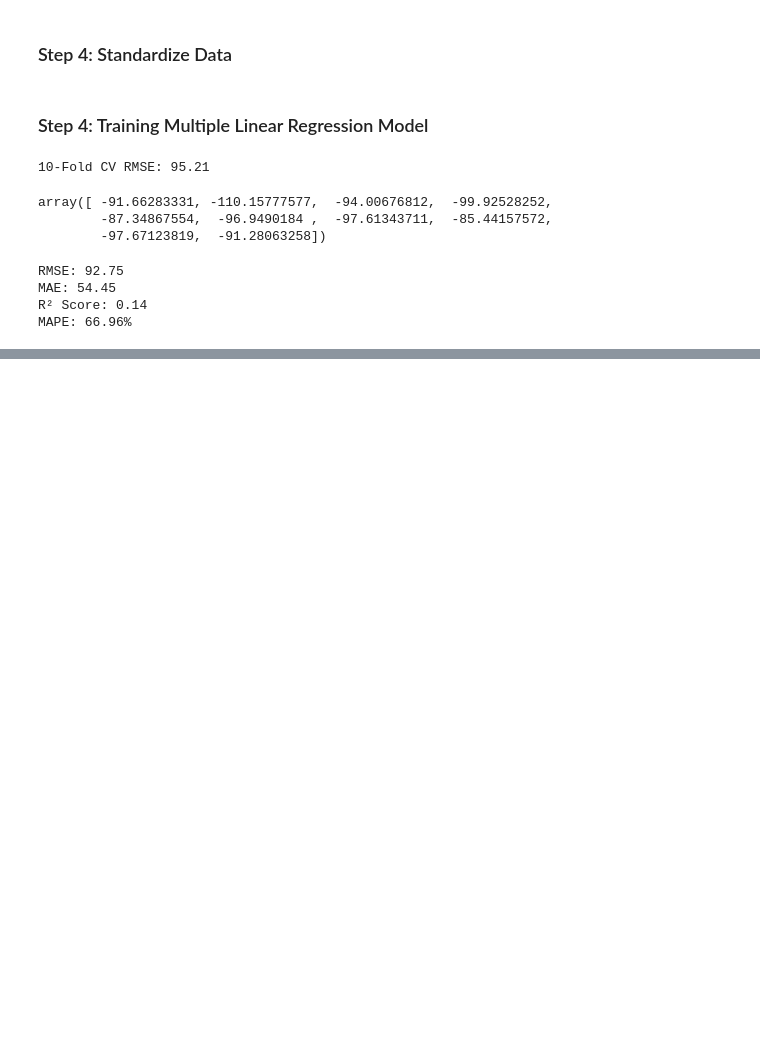
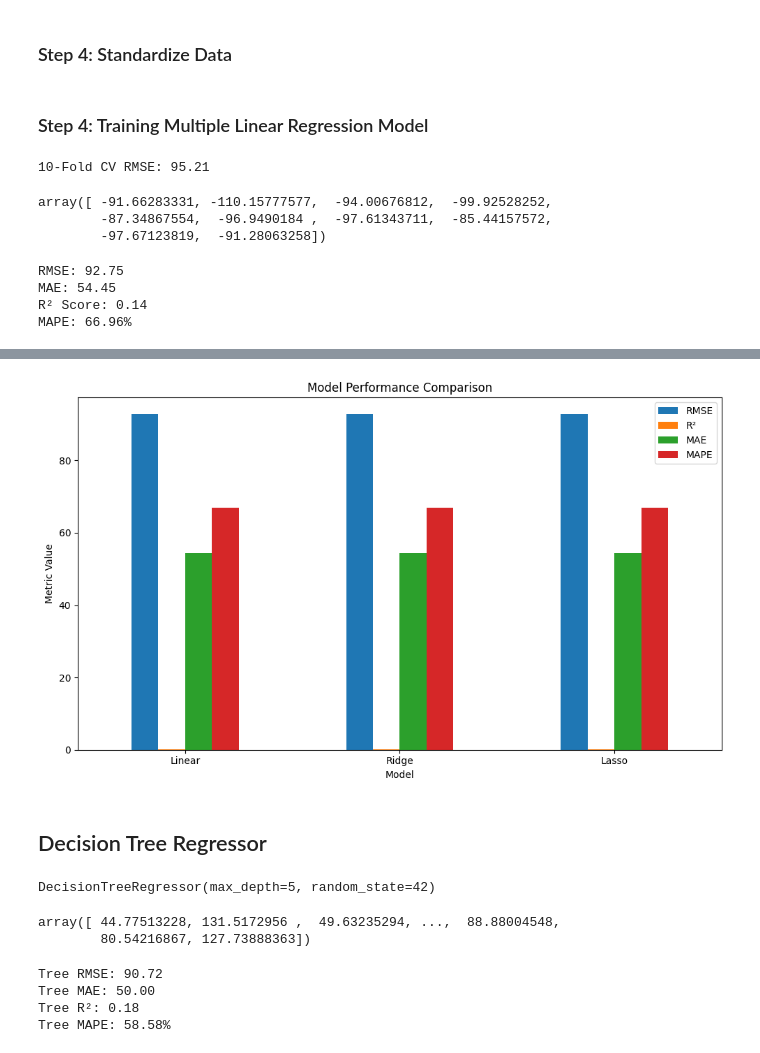
Before and after one commit to Abdoul1996/appliance-power-ml, a Jupyter notebook: Experiments/Experiment_2_Updated.ipynb, the cells around one changed output, grey strips where cells are left out. Saved outputs shown, nothing was run; the diff lists cells and outputs as text; code cells hidden in the pictures; blank space fills up the shorter version.

```diff
--- a/Experiments/Experiment_2_Updated.ipynb
+++ b/Experiments/Experiment_2_Updated.ipynb
@@ -340,0 +379,12 @@ MAPE: 66.96%
+# %%
+y_pred_lasso = lasso_model.predict(X_test_scaled)
+
+rmse_lasso = np.sqrt(mean_squared_error(y_test, y_pred_lasso))
+mae_lasso = mean_absolute_error(y_test, y_pred_lasso)
+r2_lasso = r2_score(y_test, y_pred_lasso)
+mape_lasso= np.mean(np.abs((y_test - y_pred_lasso) / y_test)) * 100
+
+print(f"Lasso RMSE: {rmse_lasso:.2f}")
+print(f"Lasso MAE: {mae_lasso:.2f}")
+print(f"Lasso R²: {r2_lasso:.2f}")
+print(f"Lasso MAPE: {mape_lasso:.2f}%")
@@ -340,0 +407,23 @@ MAPE: 66.96%
+# %%
+import pandas as pd
+import matplotlib.pyplot as plt
+
+metrics_df = pd.DataFrame({
+    'Model': ['Linear', 'Ridge', 'Lasso'],
+    'RMSE': [rmse, rmse_ridge, rmse_lasso],
+    'R²': [r2, r2_ridge, r2_lasso],
+    'MAE': [mae, mae_ridge, mae_lasso],
+    'MAPE': [mape, mape_ridge, mape_lasso]
+})
+
+metrics_df.set_index('Model').plot(kind='bar', figsize=(10,6))
+plt.title('Model Performance Comparison')
+plt.ylabel('Metric Value')
+plt.xticks(rotation=0)
+plt.legend(loc='upper right')
+plt.tight_layout()
+plt.show()
+# %% [output]
+[figure, added]
+# %% [markdown]
+## Decision Tree  Regressor
@@ -340,0 +435,25 @@ MAPE: 66.96%
+# %%
+tree_model.fit(X_train_scaled, y_train)
+# %% [output]
+DecisionTreeRegressor(max_depth=5, random_state=42)
+# %%
+y_pred_tree = tree_model.predict(X_test_scaled)
+y_pred_tree
+# %% [output]
+array([ 44.77513228, 131.5172956 ,  49.63235294, ...,  88.88004548,
+        80.54216867, 127.73888363])
+# %%
+rmse_tree = np.sqrt(mean_squared_error(y_test, y_pred_tree))
+mae_tree = mean_absolute_error(y_test, y_pred_tree)
+r2_tree= r2_score(y_test, y_pred_tree)
+mape_tree = np.mean(np.abs((y_test - y_pred_tree) / y_test)) * 100
+
+print(f"Tree RMSE: {rmse_tree:.2f}")
+print(f"Tree MAE: {mae_tree:.2f}")
+print(f"Tree R²: {r2_tree:.2f}")
+print(f"Tree MAPE: {mape_tree:.2f}%")
+# %% [output]
+Tree RMSE: 90.72
+Tree MAE: 50.00
+Tree R²: 0.18
+Tree MAPE: 58.58%
```
Also changed, not shown: parts of 26 cells of this notebook, 1 other file.
